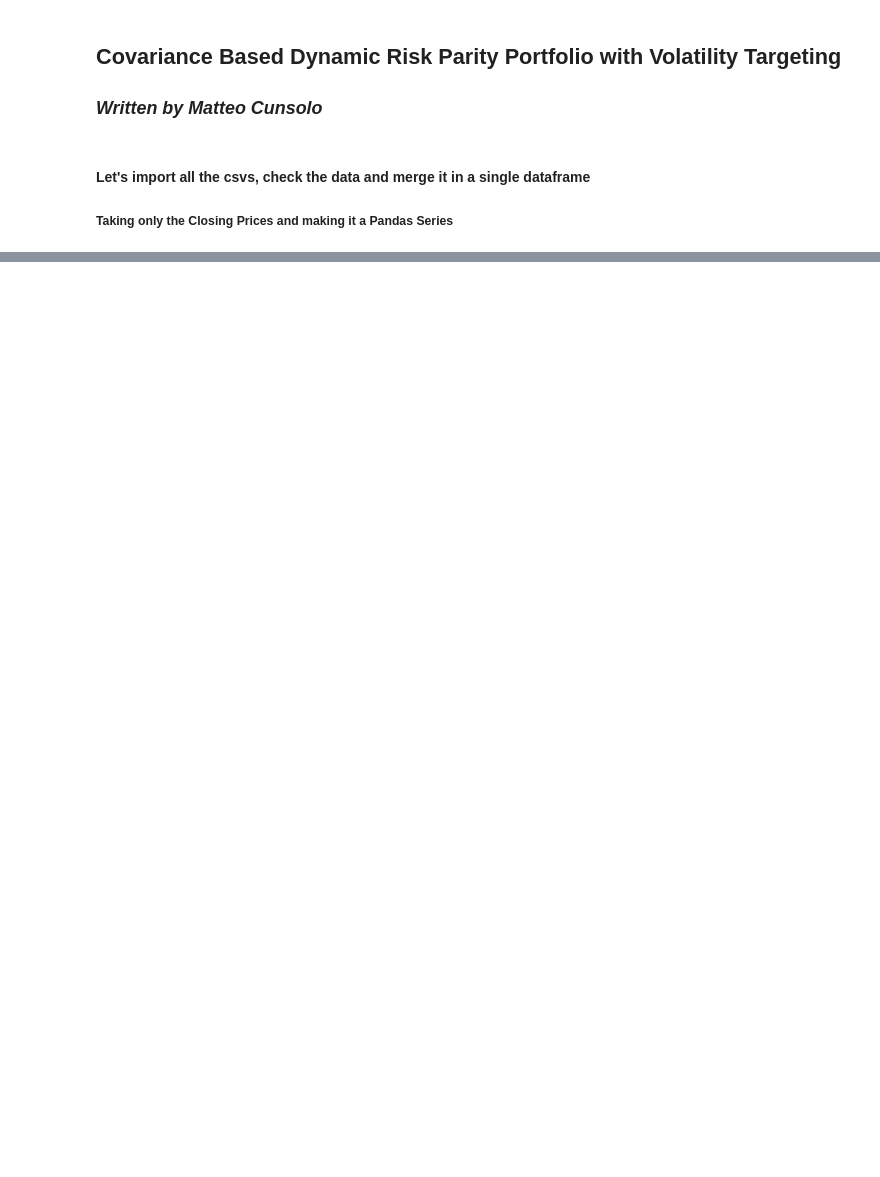
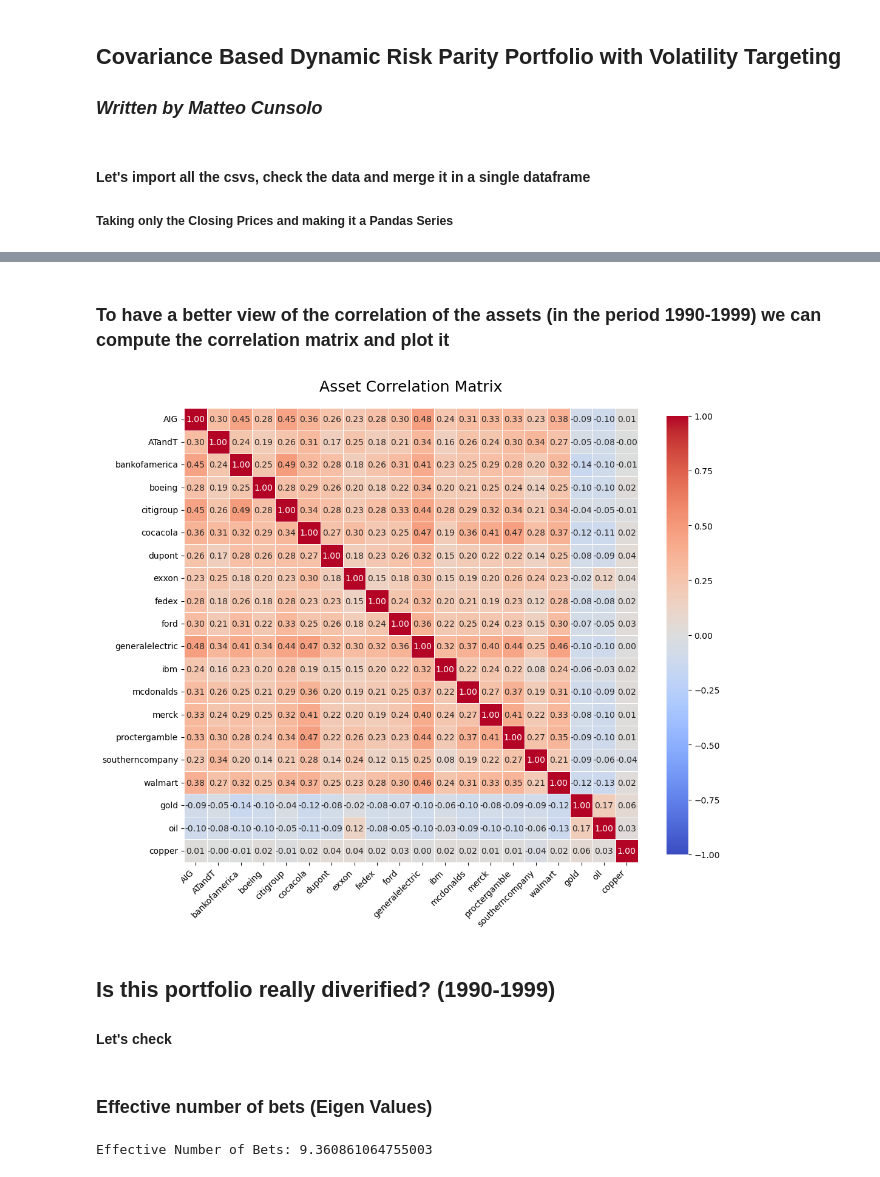
Before and after one commit to MatCuns/Covariance-Based-Dynamic-Risk-Parity-Portfolio-with-Volatility-Targeting, a Jupyter notebook: Dynamic_Risk_Parity_and_Volatility_Targeting.ipynb, the cells around one changed output, grey strips where cells are left out. Cells and saved outputs as stored; diff of their text form; code cells hidden in the pictures; blank space fills up the shorter version.

```diff
--- a/Dynamic_Risk_Parity_and_Volatility_Targeting.ipynb
+++ b/Dynamic_Risk_Parity_and_Volatility_Targeting.ipynb
@@ -89,0 +124,10 @@ prices
+# %%
+#splitting
+
+#Start
+returns_start=returns.loc["1990":"12-1999"]
+
+#Backtest
+returns_backtest=returns.loc["2000":"2026"]
+
+returns_start
@@ -89,0 +186,27 @@ prices
+# %% [markdown]
+### To have a better view of the correlation of the assets (in the period 1990-1999) we can compute the correlation matrix and plot it
+# %%
+corr = returns_start.corr()
+# %%
+plt.figure(figsize=(11,10))
+
+sns.heatmap(corr,cmap="coolwarm",center=0,vmin=-1,vmax=1,annot=True,fmt=".2f",linewidths=0.5,square=True,cbar_kws={"shrink": .8})
+plt.title("Asset Correlation Matrix", fontsize=18, pad=20)
+plt.xticks(rotation=45, ha="right", fontsize=10)
+plt.yticks(rotation=0, fontsize=10)
+
+plt.tight_layout()
+plt.show()
+# %% [output]
+[figure, added]
+# %% [markdown]
+## Is this portfolio really diverified? (1990-1999)
+#### Let's check
+# %% [markdown]
+### Effective number of bets (Eigen Values)
+# %%
+eigvals = np.linalg.eigvals(corr)
+ENB = (eigvals.sum()**2) / (eigvals**2).sum()
+print("Effective Number of Bets:", ENB)
+# %% [output]
+Effective Number of Bets: 9.360861064755003
```
Also changed, not shown: parts of 21 cells of this notebook.
